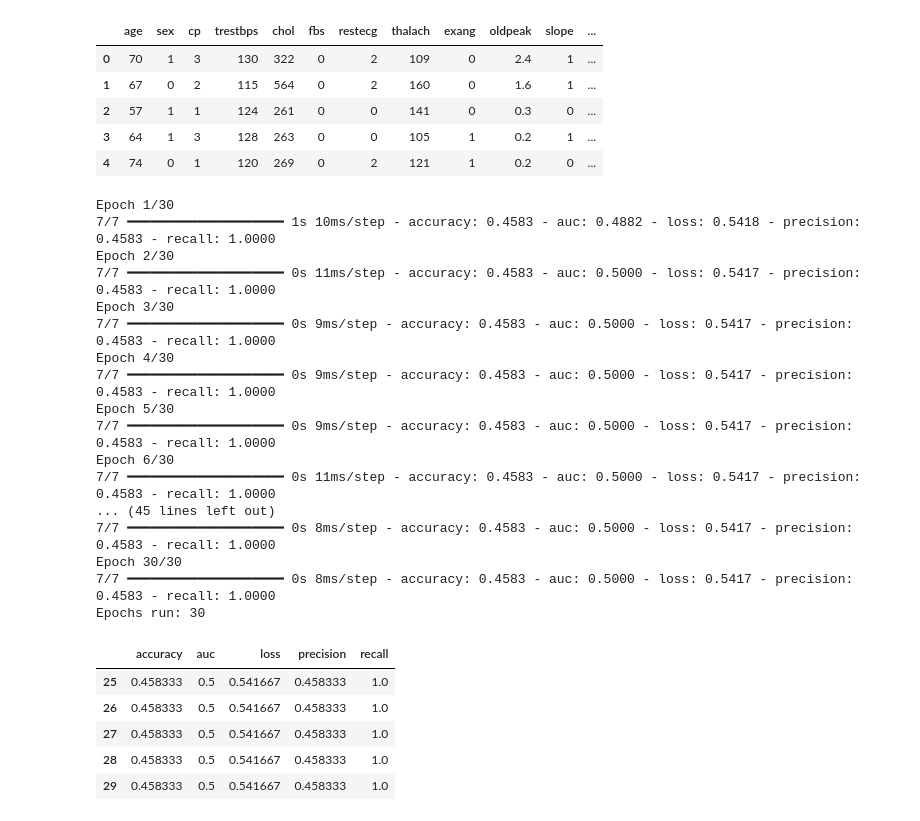
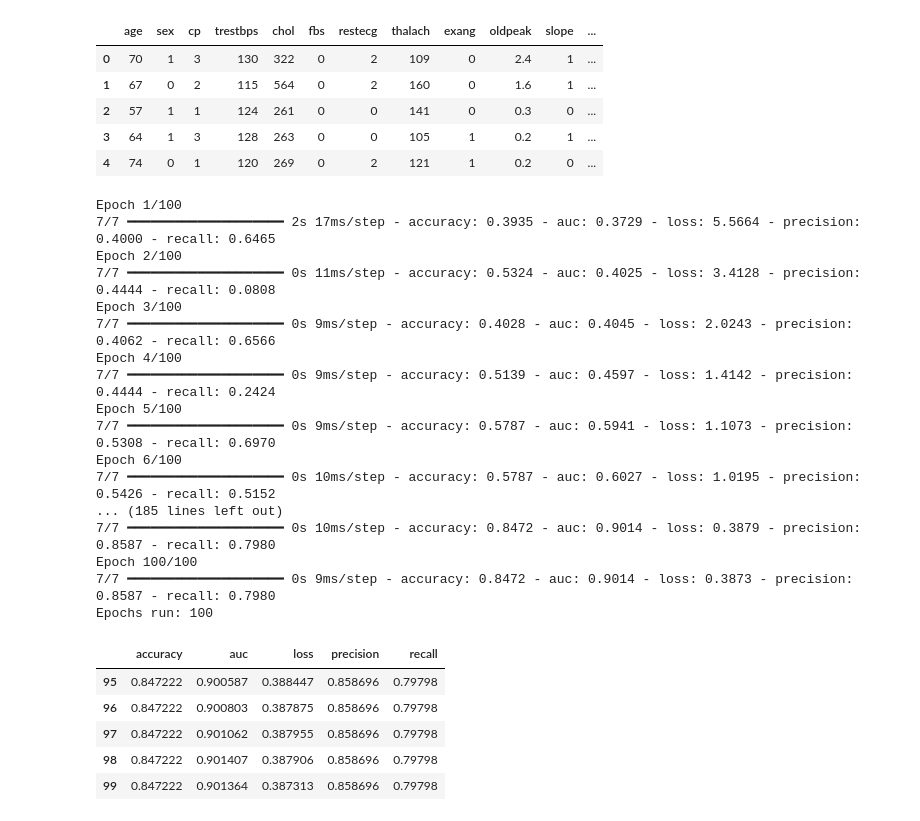
Before and after one commit to akshjuneja13/BostonHousePrediction, a Jupyter notebook: main.ipynb, the cells around one changed output. Drawn from its saved outputs; the diff is of its cells as text; code cells hidden in the pictures.

```diff
--- a/main.ipynb
+++ b/main.ipynb
@@ -46,49 +46,48 @@ nn_model = tf.keras.Sequential([
     tf.keras.layers.Dense(1, activation="sigmoid")
 ])
 # %%
-
 nn_model.compile(
-    optimizer=tf.keras.optimizers.SGD(learning_rate=0.1),
-    loss="mean_squared_error",
+    optimizer = tf.keras.optimizers.Adam(learning_rate=1e-3),
+    loss = tf.keras.losses.BinaryCrossentropy(),
     metrics=[
         tf.keras.metrics.BinaryAccuracy(name="accuracy"),
         tf.keras.metrics.Precision(name="precision"),
         tf.keras.metrics.Recall(name="recall"),
         tf.keras.metrics.AUC(name="auc")
     ]
 )
 
 history = nn_model.fit(
     X_train,
     y_train,
-    epochs=30,
+    epochs=100,
     #class_weight=class_weights,
 )
 
 history_df = pd.DataFrame(history.history)
 print("Epochs run:", len(history_df))
 history_df.tail()
 # %% [output]
-Epoch 1/30
-7/7 ━━━━━━━━━━━━━━━━━━━━ 1s 10ms/step - accuracy: 0.4583 - auc: 0.4882 - loss: 0.5418 - precision: 0.4583 - recall: 1.0000
-Epoch 2/30
-7/7 ━━━━━━━━━━━━━━━━━━━━ 0s 11ms/step - accuracy: 0.4583 - auc: 0.5000 - loss: 0.5417 - precision: 0.4583 - recall: 1.0000
-Epoch 3/30
-7/7 ━━━━━━━━━━━━━━━━━━━━ 0s 9ms/step - accuracy: 0.4583 - auc: 0.5000 - loss: 0.5417 - precision: 0.4583 - recall: 1.0000
-Epoch 4/30
-7/7 ━━━━━━━━━━━━━━━━━━━━ 0s 9ms/step - accuracy: 0.4583 - auc: 0.5000 - loss: 0.5417 - precision: 0.4583 - recall: 1.0000
-Epoch 5/30
-7/7 ━━━━━━━━━━━━━━━━━━━━ 0s 9ms/step - accuracy: 0.4583 - auc: 0.5000 - loss: 0.5417 - precision: 0.4583 - recall: 1.0000
-Epoch 6/30
-7/7 ━━━━━━━━━━━━━━━━━━━━ 0s 11ms/step - accuracy: 0.4583 - auc: 0.5000 - loss: 0.5417 - precision: 0.4583 - recall: 1.0000
-... (45 lines left out)
-7/7 ━━━━━━━━━━━━━━━━━━━━ 0s 8ms/step - accuracy: 0.4583 - auc: 0.5000 - loss: 0.5417 - precision: 0.4583 - recall: 1.0000
-Epoch 30/30
-7/7 ━━━━━━━━━━━━━━━━━━━━ 0s 8ms/step - accuracy: 0.4583 - auc: 0.5000 - loss: 0.5417 - precision: 0.4583 - recall: 1.0000
-Epochs run: 30
+Epoch 1/100
+7/7 ━━━━━━━━━━━━━━━━━━━━ 2s 17ms/step - accuracy: 0.3935 - auc: 0.3729 - loss: 5.5664 - precision: 0.4000 - recall: 0.6465
+Epoch 2/100
+7/7 ━━━━━━━━━━━━━━━━━━━━ 0s 11ms/step - accuracy: 0.5324 - auc: 0.4025 - loss: 3.4128 - precision: 0.4444 - recall: 0.0808
+Epoch 3/100
+7/7 ━━━━━━━━━━━━━━━━━━━━ 0s 9ms/step - accuracy: 0.4028 - auc: 0.4045 - loss: 2.0243 - precision: 0.4062 - recall: 0.6566
+Epoch 4/100
+7/7 ━━━━━━━━━━━━━━━━━━━━ 0s 9ms/step - accuracy: 0.5139 - auc: 0.4597 - loss: 1.4142 - precision: 0.4444 - recall: 0.2424
+Epoch 5/100
+7/7 ━━━━━━━━━━━━━━━━━━━━ 0s 9ms/step - accuracy: 0.5787 - auc: 0.5941 - loss: 1.1073 - precision: 0.5308 - recall: 0.6970
+Epoch 6/100
+7/7 ━━━━━━━━━━━━━━━━━━━━ 0s 10ms/step - accuracy: 0.5787 - auc: 0.6027 - loss: 1.0195 - precision: 0.5426 - recall: 0.5152
+... (185 lines left out)
+7/7 ━━━━━━━━━━━━━━━━━━━━ 0s 10ms/step - accuracy: 0.8472 - auc: 0.9014 - loss: 0.3879 - precision: 0.8587 - recall: 0.7980
+Epoch 100/100
+7/7 ━━━━━━━━━━━━━━━━━━━━ 0s 9ms/step - accuracy: 0.8472 - auc: 0.9014 - loss: 0.3873 - precision: 0.8587 - recall: 0.7980
+Epochs run: 100
 |  | accuracy | auc | loss | precision | recall |
-| 25 | 0.458333 | 0.5 | 0.541667 | 0.458333 | 1.0 |
-| 26 | 0.458333 | 0.5 | 0.541667 | 0.458333 | 1.0 |
-| 27 | 0.458333 | 0.5 | 0.541667 | 0.458333 | 1.0 |
-| 28 | 0.458333 | 0.5 | 0.541667 | 0.458333 | 1.0 |
-| 29 | 0.458333 | 0.5 | 0.541667 | 0.458333 | 1.0 |
+| 95 | 0.847222 | 0.900587 | 0.388447 | 0.858696 | 0.79798 |
+| 96 | 0.847222 | 0.900803 | 0.387875 | 0.858696 | 0.79798 |
+| 97 | 0.847222 | 0.901062 | 0.387955 | 0.858696 | 0.79798 |
+| 98 | 0.847222 | 0.901407 | 0.387906 | 0.858696 | 0.79798 |
+| 99 | 0.847222 | 0.901364 | 0.387313 | 0.858696 | 0.79798 |
```
